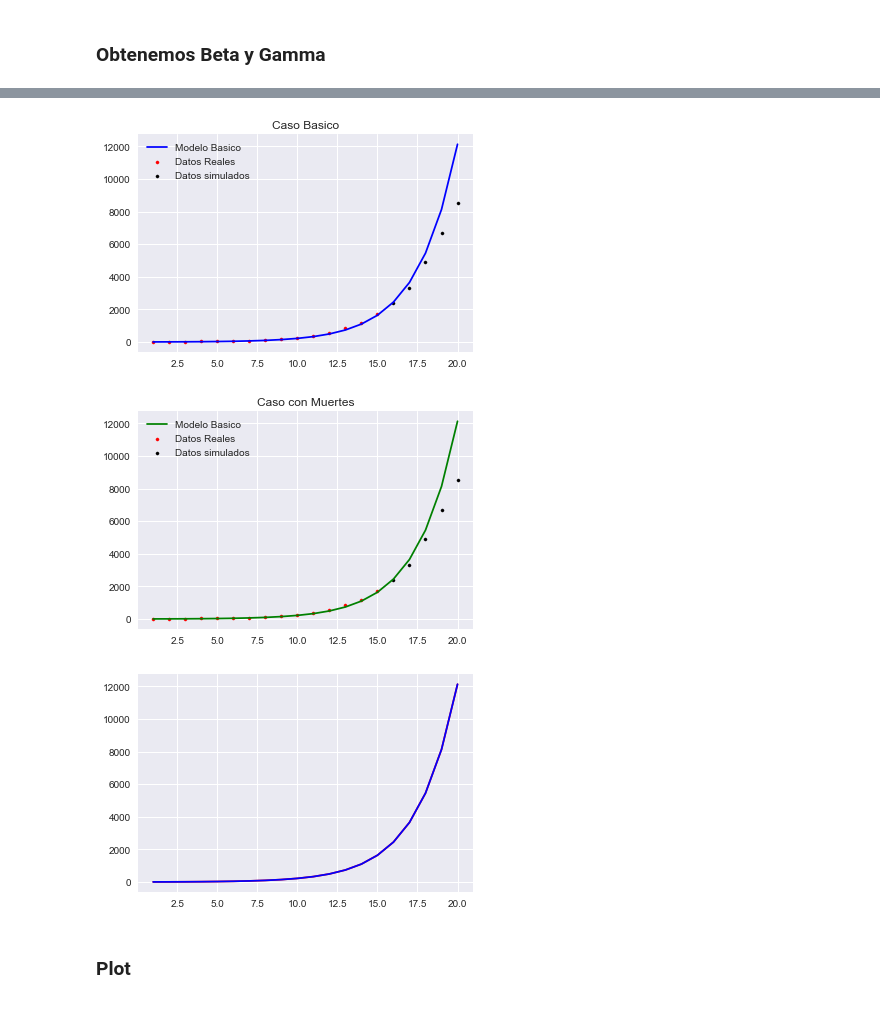
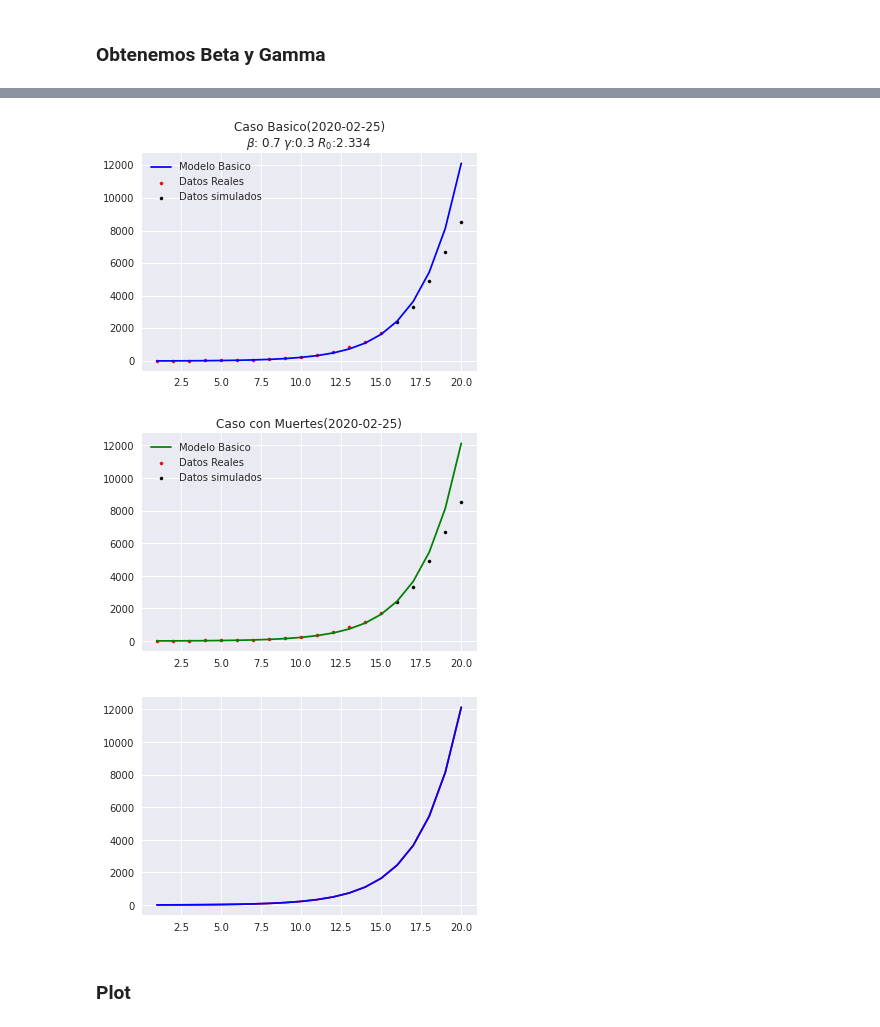
Before and after one commit to fbellidopazos/covidSIRAnalysis, a Jupyter notebook: SIRNotebook.ipynb, the cells around one changed output, grey strips where cells are left out. Drawn from its saved outputs; the diff is of its cells as text; code cells hidden in the pictures.

```diff
--- a/SIRNotebook.ipynb
+++ b/SIRNotebook.ipynb
@@ -152,7 +153,7 @@ xDataPred = np.append(xDataPred,[i for i in range(xDataPred[len(xDataPred)-1] +
 if(initDay + day + predictionNumber < len(yData)):
     yDataPred = yData[initDay:initDay+day+predictionNumber] #cojo todos los datos reales
 else:
-    simulacionFuturo=True
+    simulacionFuturo=False
     yDataPred = yData[initDay: initDay + day] #cojo los datos que haya reales
     yDataPred = np.append(yDataPred, np.zeros(predictionNumber, dtype=int)) #concateno un numero de 0's
 
@@ -221,31 +222,31 @@ for i in range(0,len(yDataPred)):
 # %%
 '''
 Enfrentamos el modelo SIR basico con los datos reales y vemos si se predice correctamente
 '''
 plt.figure("Caso Basico")
-plt.title("Caso Basico")
+plt.title(f"Caso Basico({xData_Date[initDay]})\n$\\beta$: {round(beta,3)} $\gamma$:{round(gamma,3)} $R_0$:{round(beta/gamma,3)}")
 plt.plot(xDataPred,acumulativeInfectius,"b")
 
 if(not simulacionFuturo):
     plt.scatter(xData, acumulativeInfectiusReal[:len(xData)], c="red",s=10)
     plt.legend(["Modelo Basico","Datos Reales"])
 
 else:
     plt.scatter(xData, acumulativeInfectiusReal[:len(xData)], c="red",s=10)
     plt.scatter(xDataPred[len(xData):], acumulativeInfectiusReal[len(xData):], c="black",s=10)
     plt.legend(["Modelo Basico","Datos Reales", "Datos simulados"])
 
 
-toLatex("Muertes Acumuladas - Caso Basico",export2Tex)
+toLatex(f"Muertes Acumuladas - Caso Basico",export2Tex)
 plt.show()
 # %% [output]
-[figure, old version]
+[figure, new version]
 # %%
 '''
 Enfrentamos el modelo SIR - con muertes - con los datos reales y vemos si se predice correctamente
 '''
 plt.figure("Caso con muertes")
-plt.title("Caso con Muertes")
+plt.title(f"Caso con Muertes({xData_Date[initDay]})")
 plt.plot(xDataPred,acumulativeInfectius2,"g")
 
 if(not simulacionFuturo):
@@ -260,7 +261,7 @@ else:
 toLatex("Muertes Acumuladas - Caso Muertes",export2Tex)
 plt.show()
 # %% [output]
-[figure, old version]
+[figure, new version]
 # %%
 '''
 Comparamos ambas graficas
@@ -269,7 +270,7 @@ plt.plot(xDataPred,acumulativeInfectius2,"r")
 plt.plot(xDataPred,acumulativeInfectius,"b")
 plt.show()
 # %% [output]
-[figure, old version]
+[figure, new version]
 # %% [markdown]
 ### Plot
 # %%
```
Also changed, not shown: parts of 4 cells of this notebook.
